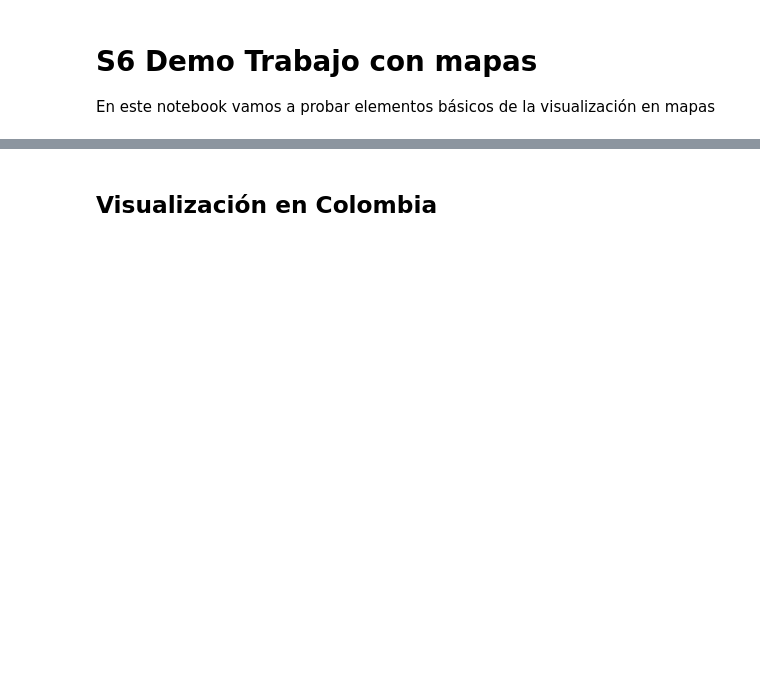
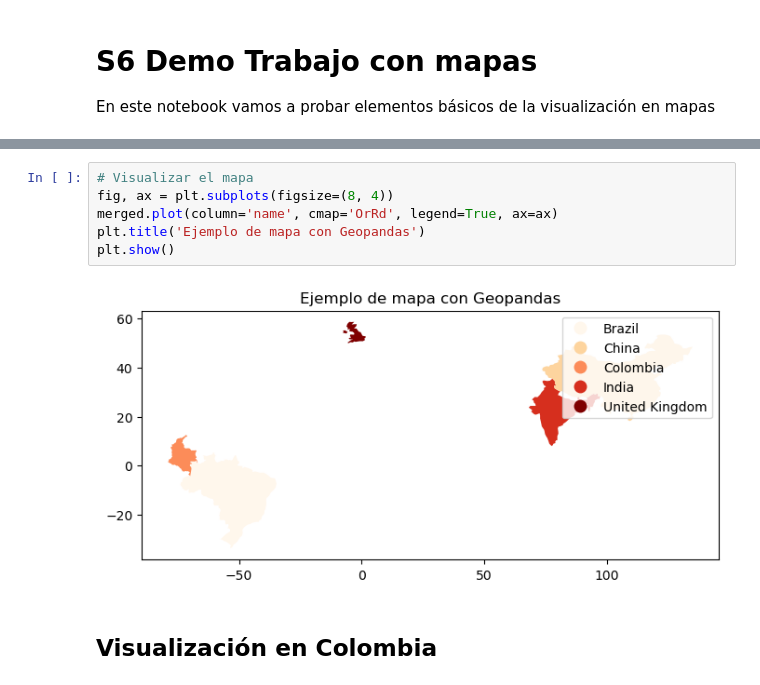
Before and after one commit to PFP-Python-For-People/Nivelatorio, a Jupyter notebook: S6/EjercicioDemoEnClase_6.ipynb, the cells around one changed output, grey strips where cells are left out. Saved outputs shown, nothing was run; the diff lists cells and outputs as text; blank space fills up the shorter version.

```diff
--- a/S6/EjercicioDemoEnClase_6.ipynb
+++ b/S6/EjercicioDemoEnClase_6.ipynb
@@ -30,3 +44,11 @@ plt.show()
+# %%
+# Visualizar el mapa
+fig, ax = plt.subplots(figsize=(8, 4))
+merged.plot(column='name', cmap='OrRd', legend=True, ax=ax)
+plt.title('Ejemplo de mapa con Geopandas')
+plt.show()
+# %% [output]
+[figure, added]
 # %% [markdown]
 ## Visualización en Colombia
 # %% [markdown]
```
Also changed, not shown: parts of 4 cells of this notebook, 6 other files.
